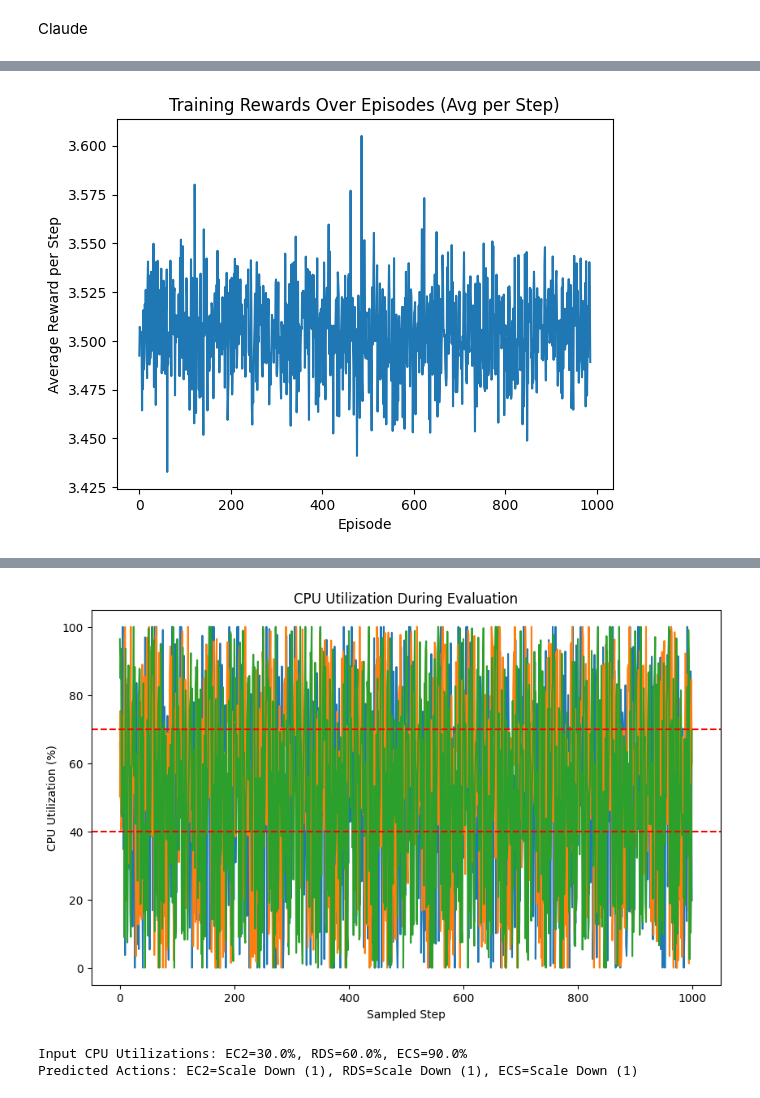
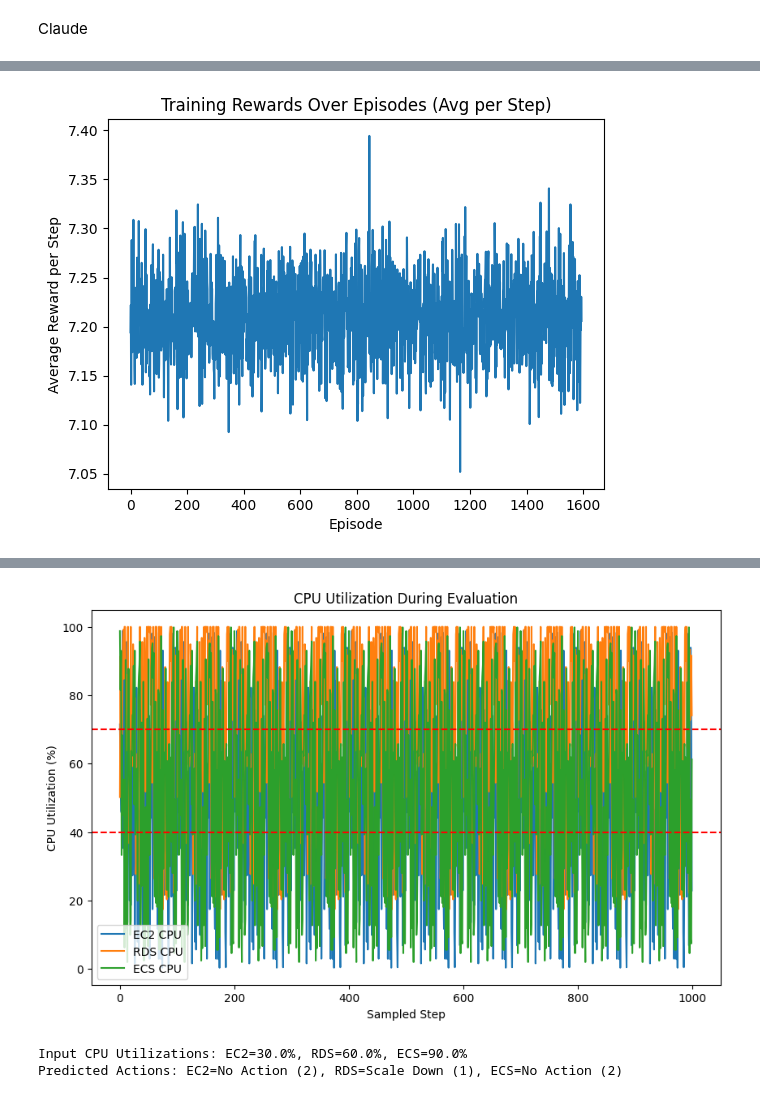
Before and after one commit to techhasi/Intelligent-resource-management-system-POC-, a Jupyter notebook: main scripts/RLv4.ipynb, the cells around one changed output, grey strips where cells are left out. Saved outputs shown, nothing was run; the diff lists cells and outputs as text; code cells hidden in the pictures.

Commit message:
Update LSTM, RL models. Benchmarking done

```diff
--- a/main scripts/RLv4.ipynb
+++ b/main scripts/RLv4.ipynb
@@ -516,26 +516,26 @@ import matplotlib.pyplot as plt
 
 # 1. Updated Environment Class
 class ResourceScalingEnvCSV:
-    def __init__(self, ec2_file="../reduced_ec2_data.csv",
-                 rds_file="../reduced_rds_data.csv",
-                 ecs_file="../reduced_ecs_data.csv"):
+    def __init__(self, ec2_file="../dataset scripts/reduced_ec2_data.csv",
+                 rds_file="../dataset scripts/reduced_rds_data.csv",
+                 ecs_file="../dataset scripts/reduced_ecs_data.csv"):
         df_ec2 = pd.read_csv(ec2_file)
         self.ec2_data = pd.to_numeric(df_ec2["EC2_CPUUtilization"], errors='coerce')
         self.ec2_data.fillna(self.ec2_data.rolling(window=20, min_periods=1).mean(), inplace=True)
-        self.ec2_data = self.ec2_data.values / 100
+        self.ec2_data = self.ec2_data.values / 100.0
 
         df_rds = pd.read_csv(rds_file)
         self.rds_data = pd.to_numeric(df_rds["RDS_CPUUtilization"], errors='coerce')
         self.rds_data.fillna(self.rds_data.rolling(window=20, min_periods=1).mean(), inplace=True)
-        self.rds_data = self.rds_data.values / 100
+        self.rds_data = self.rds_data.values / 100.0
 
         df_ecs = pd.read_csv(ecs_file)
         self.ecs_data = pd.to_numeric(df_ecs["ECS_CPUUtilization"], errors='coerce')
         self.ecs_data.fillna(self.ecs_data.rolling(window=20, min_periods=1).mean(), inplace=True)
-        self.ecs_data = self.ecs_data.values / 100
+        self.ecs_data = self.ecs_data.values / 100.0
 
         self.length = min(len(self.ec2_data), len(self.rds_data), len(self.ecs_data), 1000)
-        self.state_size = 9  # 3 services × 3 steps
+        self.state_size = 9
         self.action_space = spaces.MultiDiscrete([3, 3, 3])
         self.ideal = np.array([0.5, 0.5, 0.5])
         self.lower_bound = np.array([0.4, 0.4, 0.4])
@@ -557,17 +557,17 @@ class ResourceScalingEnvCSV:
 
         new_effect = self.effect.copy()
         for i, act in enumerate(action):
-            if act == 0:  # Scale Up
+            if act == 0:  # Scale Up => usage goes DOWN if usage > 0.5
                 diff = current_state[i] - self.ideal[i]
                 diff = max(diff, 0)
-                adjustment = 0.3 * diff  # Reduced to 0.3
+                adjustment = 0.2 * diff
                 new_effect[i] -= adjustment
-            elif act == 1:  # Scale Down
+            elif act == 1:  # Scale Down => usage goes UP if usage < 0.5
                 diff = self.ideal[i] - current_state[i]
                 diff = max(diff, 0)
-                adjustment = 0.3 * diff
+                adjustment = 0.2 * diff
                 new_effect[i] += adjustment
-        self.effect = new_effect * 0.9
+        self.effect = new_effect * 0.95
 
         self.index += 1
         done = False
@@ -580,13 +580,17 @@ class ResourceScalingEnvCSV:
         self.history = np.concatenate((self.history[3:], next_state))
 
         error = np.mean(np.abs(next_state - self.ideal))
-        threshold = 0.1
+        threshold = 0.15
         if error <= threshold:
-            base_reward = (threshold - error) * 50
+            base_reward = (threshold - error) * 80.0
         else:
-            base_reward = -(error - threshold) * 12  # Increased penalty
-        bonus = 2.5 if (np.all(next_state >= self.lower_bound) and np.all(next_state <= self.upper_bound)) else 0.0  # Increased bonus
-        reward = base_reward + bonus + 5.0
+            base_reward = -(error - threshold) * 10.0
+        bonus = 4.0 if (np.all(next_state >= self.lower_bound) and np.all(next_state <= self.upper_bound)) else 0.0
+        scale_actions = np.sum(action != 2)
+        action_cost = -0.15 * scale_actions  # Reduced penalty for scaling
+        no_action_bonus = 0.3 if np.all(action == 2) else 0.0  # Reduced bonus for No Action
+        high_util_penalty = -0.5 if np.any(next_state > self.upper_bound) else 0.0  # Penalty for high utilization
+        reward = base_reward + bonus + 8.0 + action_cost + no_action_bonus + high_util_penalty
 
         return self.history, reward, done
 
@@ -617,8 +621,8 @@ class DQNAgent:
         self.gamma = 0.98
         self.epsilon = 1.0
         self.epsilon_min = 0.01
-        self.epsilon_decay = 0.999995  # Slower decay
-        self.learning_rate = 0.00035  # Increased learning rate
+        self.epsilon_decay = 0.99995
+        self.learning_rate = 0.00025
         self.model = DQN(self.state_size).float()
         self.target_model = DQN(self.state_size).float()
         self.update_target_model()
@@ -654,10 +658,13 @@ class DQNAgent:
 
             with torch.no_grad():
                 next_q_ec2, next_q_rds, next_q_ecs = self.target_model(next_state_tensor)
-                next_max = (torch.max(next_q_ec2, dim=1)[0] +
-                            torch.max(next_q_rds, dim=1)[0] +
-                            torch.max(next_q_ecs, dim=1)[0])
-                target = reward + (self.gamma * next_max.item() * (1 - int(done)))
+                next_action_ec2 = torch.argmax(next_q_ec2, dim=1).item()
+                next_action_rds = torch.argmax(next_q_rds, dim=1).item()
+                next_action_ecs = torch.argmax(next_q_ecs, dim=1).item()
+                next_val = (next_q_ec2[0, next_action_ec2] +
+                            next_q_rds[0, next_action_rds] +
+                            next_q_ecs[0, next_action_ecs])
+                target = reward + (self.gamma * next_val.item() * (1 - int(done)))
 
             loss = self.criterion(q_val, torch.tensor(target).float())
             self.optimizer.zero_grad()
@@ -673,7 +680,7 @@ def train_rl_agent(episodes=5000):
     agent = DQNAgent(env.state_size)
     rewards_history = []
     best_avg_reward = float('-inf')
-    patience = 500
+    patience = 750
 
     for episode in range(episodes):
         state = env.reset()
@@ -697,7 +704,7 @@ def train_rl_agent(episodes=5000):
 
         if avg_reward > best_avg_reward:
             best_avg_reward = avg_reward
-            patience = 500
+            patience = 750
         else:
             patience -= 1
             if patience == 0:
@@ -720,6 +727,7 @@ def evaluate_rl_agent(episodes=10):
     agent = DQNAgent(env.state_size)
     agent.model.load_state_dict(torch.load("dqn_scaling_model.pth"))
     agent.model.eval()
+    agent.epsilon = 0.0
 
     total_rewards = []
     action_counts = {0: 0, 1: 0, 2: 0}
@@ -739,7 +747,6 @@ def evaluate_rl_agent(episodes=10):
                 action_counts[a] += 1
             if step % sample_rate == 0:
                 cpu_util_history.append(next_state[6:9] * 100)
-            print(f"Episode {episode}, Step {step}, State: {next_state[6:9] * 100}")
             state = next_state
             step += 1
         avg_reward = total_reward / step
@@ -752,7 +759,7 @@ def evaluate_rl_agent(episodes=10):
     mse = mean_squared_error(total_rewards, np.zeros_like(total_rewards))
     rmse = np.sqrt(mse)
 
-    print(f"Average Reward per Step over evaluation episodes: {overall_avg:.4f}")
+    print(f"Average Reward per Step over {episodes} evaluation episodes: {overall_avg:.4f}")
     print(f"Action Distribution: {action_distribution}")
     print(f"MAE: {mae:.4f}, MSE: {mse:.4f}, RMSE: {rmse:.4f}")
 
@@ -766,6 +773,7 @@ def evaluate_rl_agent(episodes=10):
     plt.title("CPU Utilization During Evaluation")
     plt.xlabel("Sampled Step")
     plt.ylabel("CPU Utilization (%)")
+    plt.legend()
     plt.show()
 
     return overall_avg, action_distribution, mae, mse, rmse
@@ -777,9 +785,12 @@ def predict_scaling_actions(cpu_utilizations):
     agent.model.eval()
     agent.epsilon = 0.0
 
-    state = np.tile(np.array(cpu_utilizations, dtype=np.float32), 3)
+    cpu_array = np.array(cpu_utilizations, dtype=np.float32)
+    if np.max(cpu_array) > 1.0:
+        cpu_array /= 100.0
+    state = np.tile(cpu_array, 3)
     if len(state) != 9:
-        raise ValueError("Input must be normalized to 9 values (3 services × 3 steps)")
+        raise ValueError("Input must have exactly 3 CPU values for [EC2, RDS, ECS].")
     state = np.clip(state, 0, 1)
 
     action = agent.act(state)
@@ -792,9 +803,9 @@ if __name__ == "__main__":
     train_rl_agent()
     print("\nEvaluating RL Agent...")
     evaluate_rl_agent()
-    cpu_preds = [0.3, 0.6, 0.9]  # Example: EC2=30%, RDS=60%, ECS=90%
+    cpu_preds = [30.0, 60.0, 90.0]
     action, actions_desc = predict_scaling_actions(cpu_preds)
-    print(f"\nInput CPU Utilizations: EC2={cpu_preds[0]*100}%, RDS={cpu_preds[1]*100}%, ECS={cpu_preds[2]*100}%")
+    print(f"\nInput CPU Utilizations: EC2={cpu_preds[0]}%, RDS={cpu_preds[1]}%, ECS={cpu_preds[2]}%")
     print(f"Predicted Actions: EC2={actions_desc[0]} ({action[0]}), RDS={actions_desc[1]} ({action[1]}), ECS={actions_desc[2]} ({action[2]})")
 # %% [output]
 Training RL Agent...
@@ -816,3 +827,3 @@ Early stopping at episode 987 with best reward: 3.6051
 DQN model saved!
-[figure, old version]
+[figure, new version]
 Evaluating RL Agent...
@@ -835,3 +833,3 @@ Episode 6, Step 50, State: [100.
-[figure, old version]
+[figure, new version]
 Input CPU Utilizations: EC2=30.0%, RDS=60.0%, ECS=90.0%
-Predicted Actions: EC2=Scale Down (1), RDS=Scale Down (1), ECS=Scale Down (1)
+Predicted Actions: EC2=No Action (2), RDS=Scale Down (1), ECS=No Action (2)
```
Also changed, not shown: parts of 6 cells of this notebook, 58 other files.
